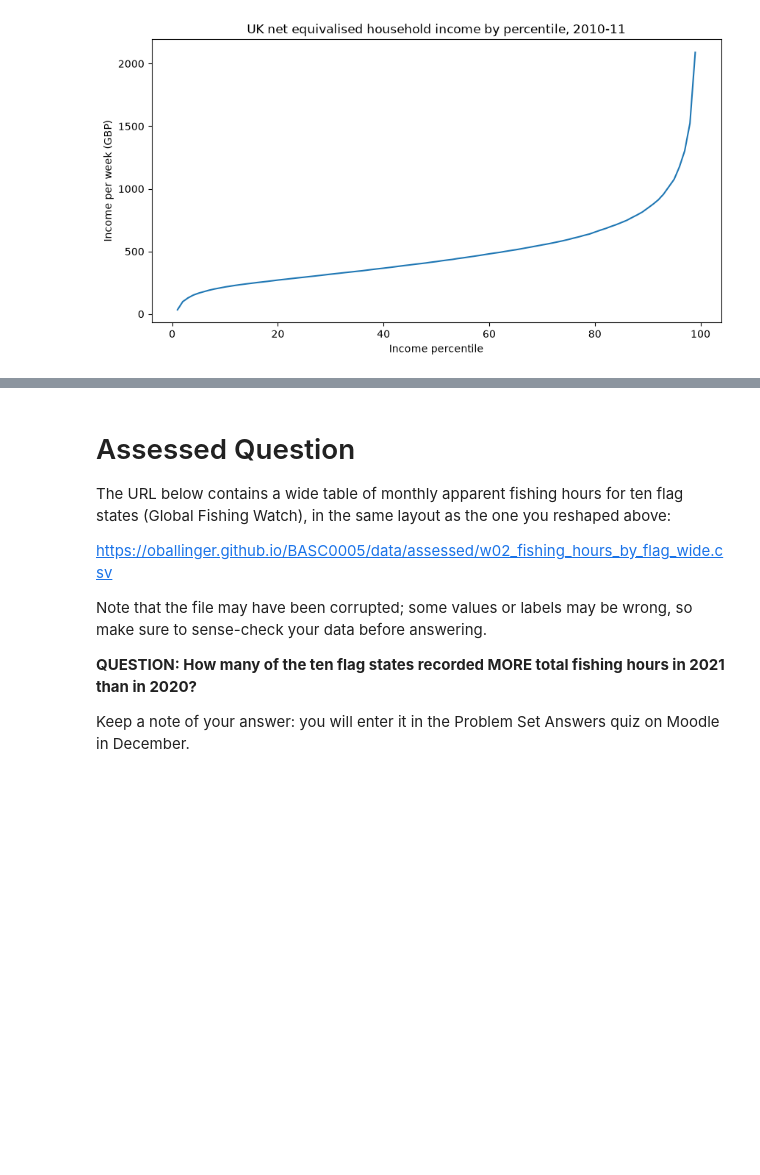
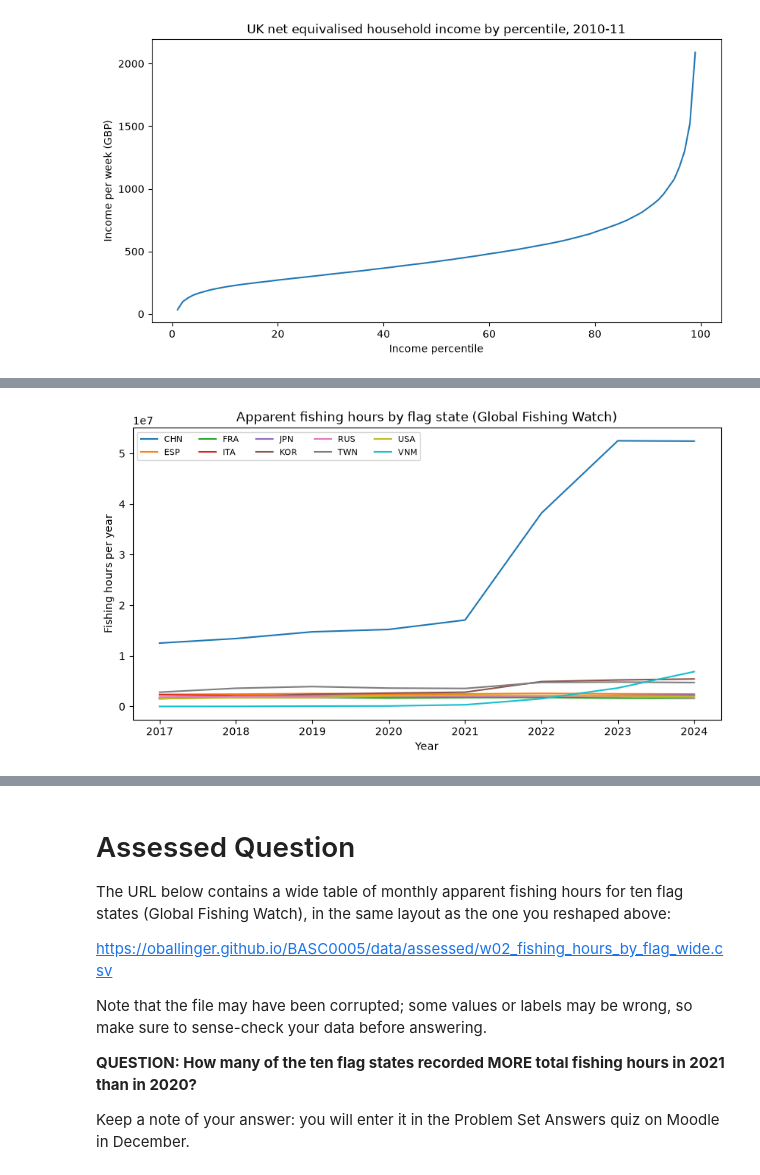
Before and after one commit to oballinger/BASC0005, a Jupyter notebook: notebooks/W02. Pandas.ipynb, the cells around one changed output, grey strips where cells are left out. Drawn from its saved outputs; the diff is of its cells as text; code cells hidden in the pictures; blank space fills up the shorter version.

```diff
--- a/notebooks/W02. Pandas.ipynb
+++ b/notebooks/W02. Pandas.ipynb
@@ -304,0 +281,3 @@ When there is no download or API, you can take data from the page itself. For HT
+# %%
+fish_wide = pd.read_csv("https://storage.googleapis.com/qm2/2627/w02/fishing_hours_by_flag_wide.csv")
+fish_wide.iloc[:, :6]
@@ -304,0 +298,5 @@ When there is no download or API, you can take data from the page itself. For HT
+# %%
+fish = fish_wide.melt(id_vars="flag", var_name="month", value_name="fishing_hours")
+fish["month"] = pd.to_datetime(fish["month"])
+print(fish_wide.shape, "->", fish.shape)
+fish.head()
@@ -304,0 +313,3 @@ When there is no download or API, you can take data from the page itself. For HT
+# %%
+annual = fish.groupby(["flag", fish["month"].dt.year])["fishing_hours"].sum().unstack()
+annual
@@ -304,0 +329,9 @@ When there is no download or API, you can take data from the page itself. For HT
+# %%
+annual.T.plot()
+plt.title("Apparent fishing hours by flag state (Global Fishing Watch)")
+plt.xlabel("Year")
+plt.ylabel("Fishing hours per year")
+plt.legend(ncol=5, fontsize=8)
+plt.show()
+# %% [output]
+[figure, added]
```
Also changed, not shown: parts of 123 cells of this notebook, 11 other files.
